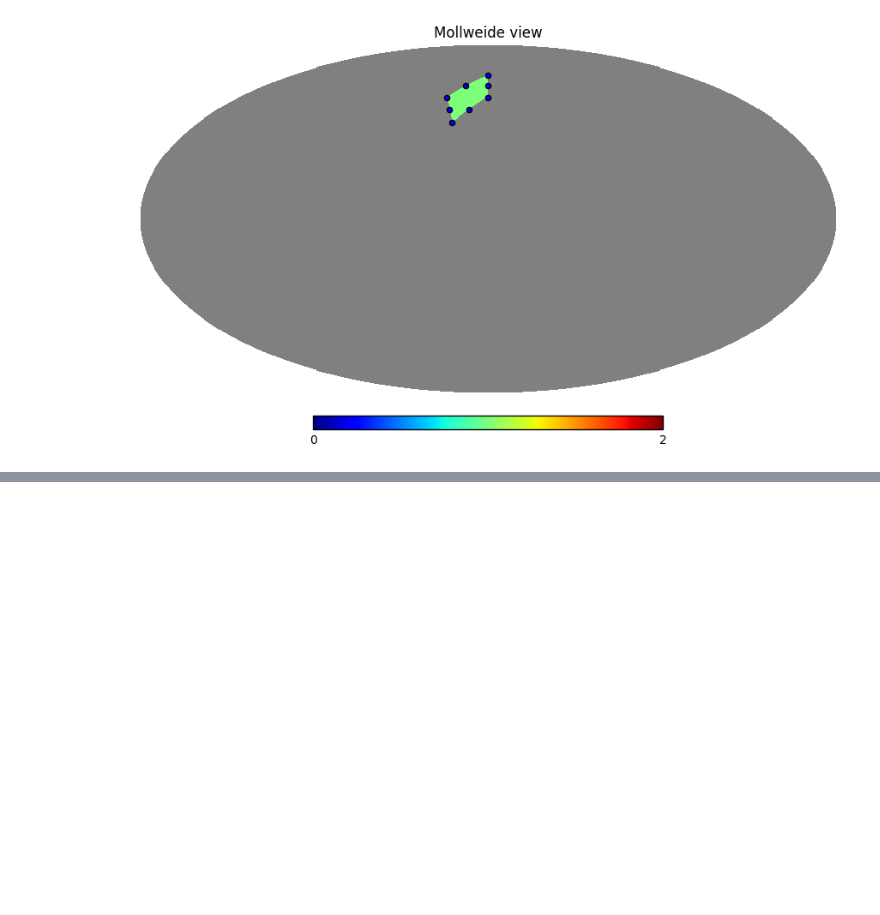
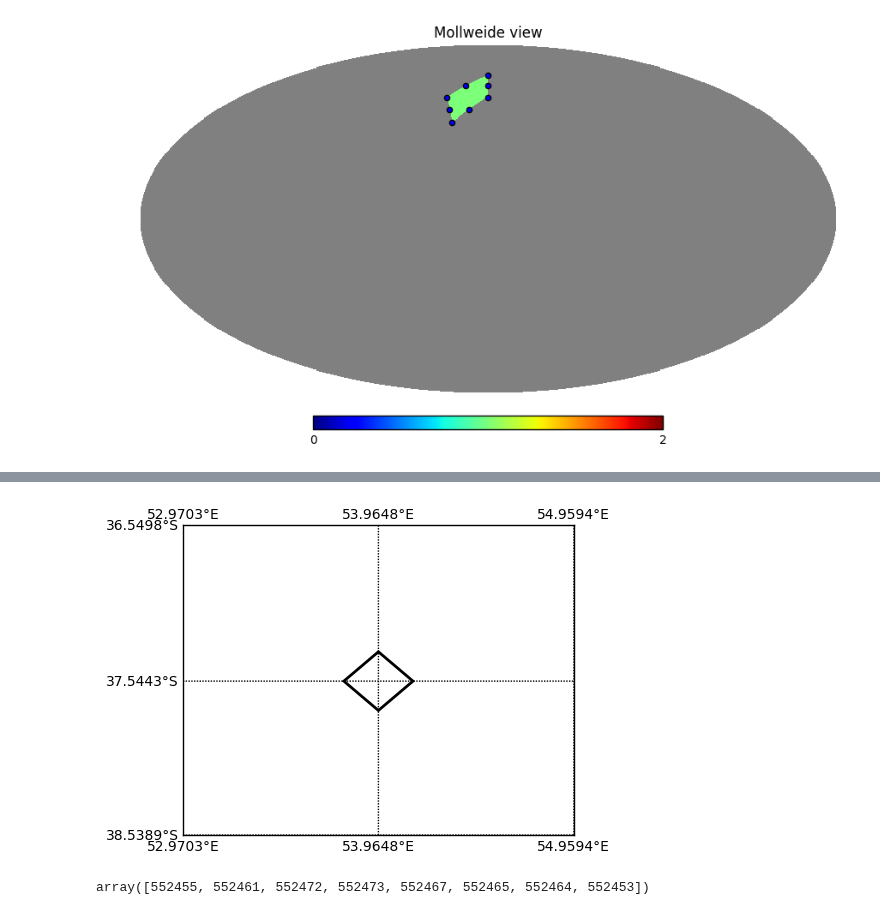
Before and after one commit to LSSTDESC/OpSimSummary, a Jupyter notebook: example/Demo_Healpix_Boundaries.ipynb, the cells around one changed output, grey strips where cells are left out. Cells and saved outputs as stored; diff of their text form; code cells hidden in the pictures; blank space fills up the shorter version.

```diff
--- a/example/Demo_Healpix_Boundaries.ipynb
+++ b/example/Demo_Healpix_Boundaries.ipynb
@@ -20,0 +52,16 @@ hp.projscatter(lat, lon)
+# %%
+hptiles = HealpixTiles(preComputedMap='/Users/rbiswas/data/LSST/OpSimData/healpixelized_MINION_1016_256_64_indexed.db',
+                       nside=256)
+# %%
+hptvis = HPTileVis(hptiles, None)
+# %%
+fig, tile_center, _  = hptvis.plotTilePointings((552466), projection='cea', paddingFactors=0.5, ax=None,drawPointings=False
+                        ,
+                                       **dict(fill=False, color='g', alpha=0.01)
+                         )
+# %% [output]
+[figure, added]
+# %%
+hp.get_all_neighbours(256,theta=552466, nest=True)
+# %% [output]
+array([552455, 552461, 552472, 552473, 552467, 552465, 552464, 552453])
```
Also changed, not shown: parts of 12 cells of this notebook.
